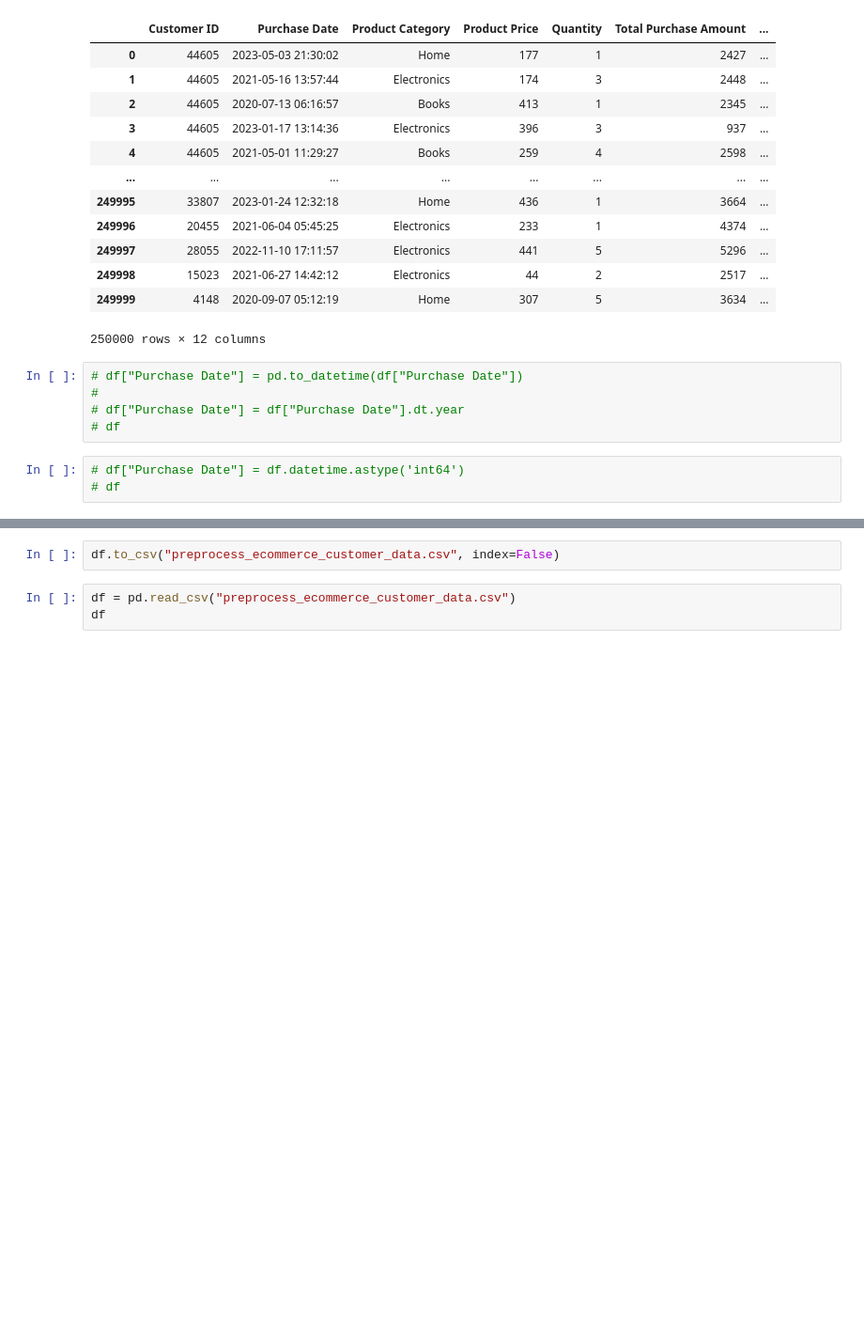
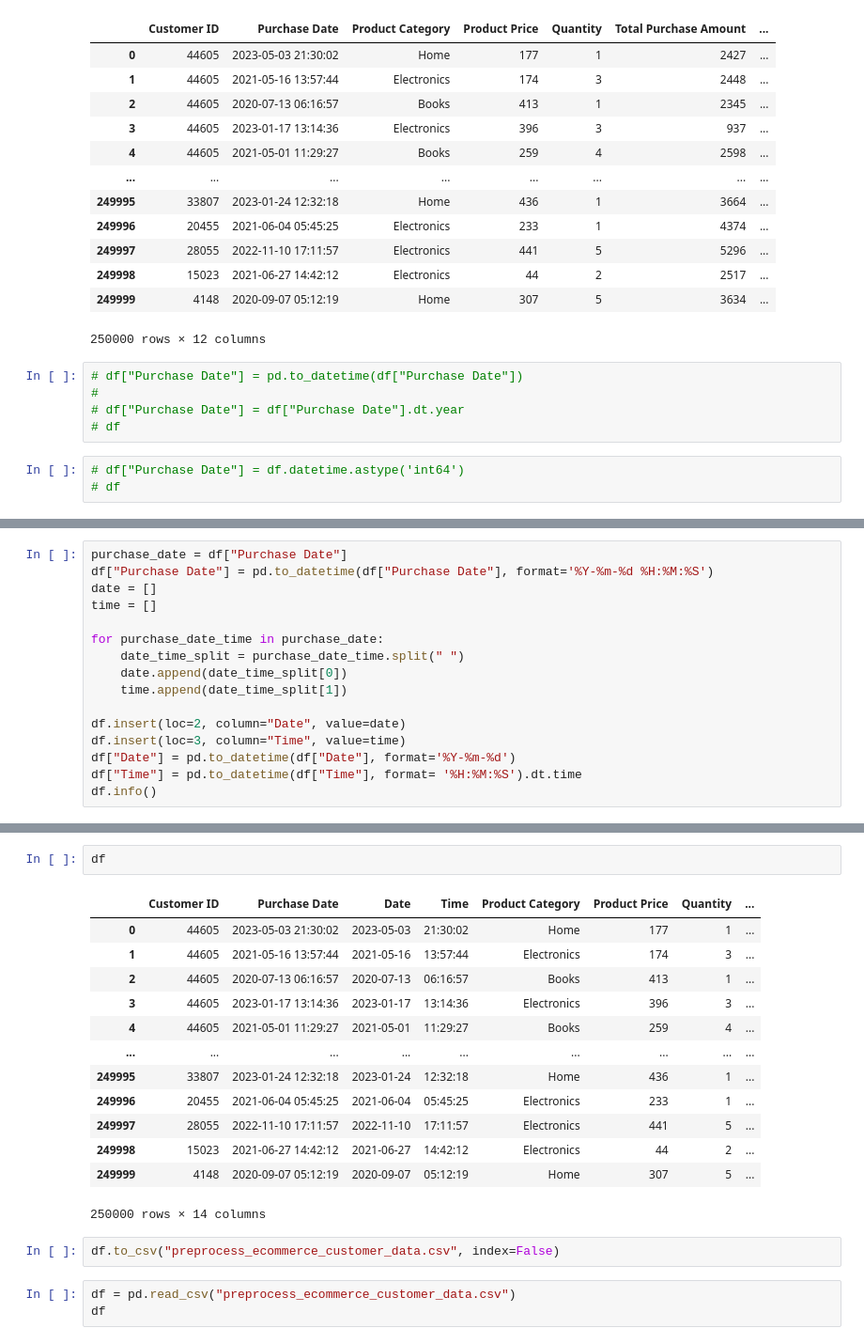
Before and after one commit to pphatt/bi-data-preprocessing, a Jupyter notebook: DataPreprossing.ipynb, the cells around one changed output, grey strips where cells are left out. Shown at 94% size. Cells and saved outputs as stored; diff of their text form; blank space fills up the shorter version.

```diff
--- a/DataPreprossing.ipynb
+++ b/DataPreprossing.ipynb
@@ -146 +142,17 @@ df
 250000 rows × 12 columns
+# %%
+purchase_date = df["Purchase Date"]
+df["Purchase Date"] = pd.to_datetime(df["Purchase Date"], format='%Y-%m-%d %H:%M:%S')
+date = []
+time = []
+
+for purchase_date_time in purchase_date:
+    date_time_split = purchase_date_time.split(" ")
+    date.append(date_time_split[0])
+    time.append(date_time_split[1])
+
+df.insert(loc=2, column="Date", value=date)
+df.insert(loc=3, column="Time", value=time)
+df["Date"] = pd.to_datetime(df["Date"], format='%Y-%m-%d')
+df["Time"] = pd.to_datetime(df["Time"], format= '%H:%M:%S').dt.time
+df.info()
@@ -147,3 +177,19 @@ df
+# %%
+df
+# %% [output]
+|  | Customer ID | Purchase Date | Date | Time | Product Category | Product Price | Quantity | ... |
+| 0 | 44605 | 2023-05-03 21:30:02 | 2023-05-03 | 21:30:02 | Home | 177 | 1 | ... |
+| 1 | 44605 | 2021-05-16 13:57:44 | 2021-05-16 | 13:57:44 | Electronics | 174 | 3 | ... |
+| 2 | 44605 | 2020-07-13 06:16:57 | 2020-07-13 | 06:16:57 | Books | 413 | 1 | ... |
+| 3 | 44605 | 2023-01-17 13:14:36 | 2023-01-17 | 13:14:36 | Electronics | 396 | 3 | ... |
+| 4 | 44605 | 2021-05-01 11:29:27 | 2021-05-01 | 11:29:27 | Books | 259 | 4 | ... |
+| ... | ... | ... | ... | ... | ... | ... | ... | ... |
+| 249995 | 33807 | 2023-01-24 12:32:18 | 2023-01-24 | 12:32:18 | Home | 436 | 1 | ... |
+| 249996 | 20455 | 2021-06-04 05:45:25 | 2021-06-04 | 05:45:25 | Electronics | 233 | 1 | ... |
+| 249997 | 28055 | 2022-11-10 17:11:57 | 2022-11-10 | 17:11:57 | Electronics | 441 | 5 | ... |
+| 249998 | 15023 | 2021-06-27 14:42:12 | 2021-06-27 | 14:42:12 | Electronics | 44 | 2 | ... |
+| 249999 | 4148 | 2020-09-07 05:12:19 | 2020-09-07 | 05:12:19 | Home | 307 | 5 | ... |
+250000 rows × 14 columns
 # %%
 df.to_csv("preprocess_ecommerce_customer_data.csv", index=False)
 # %%
```
Also changed, not shown: parts of 15 cells of this notebook, 1 other file.
